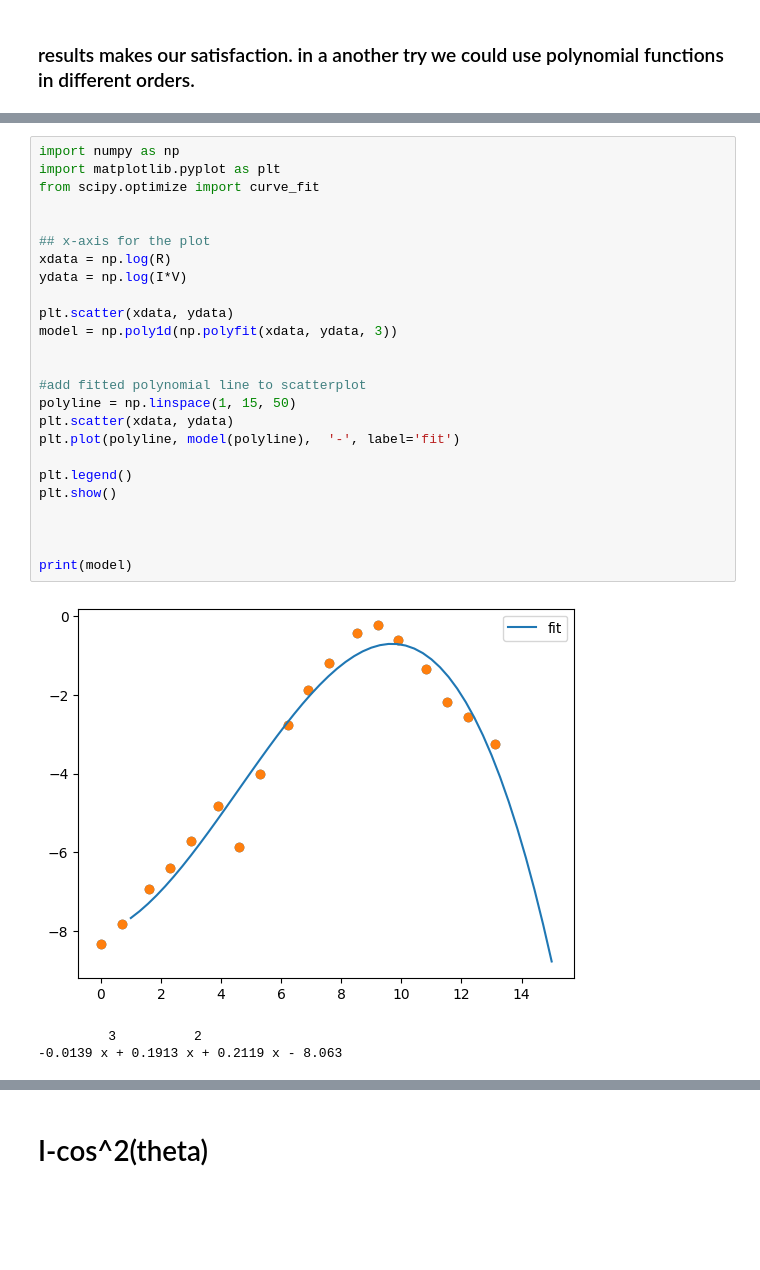
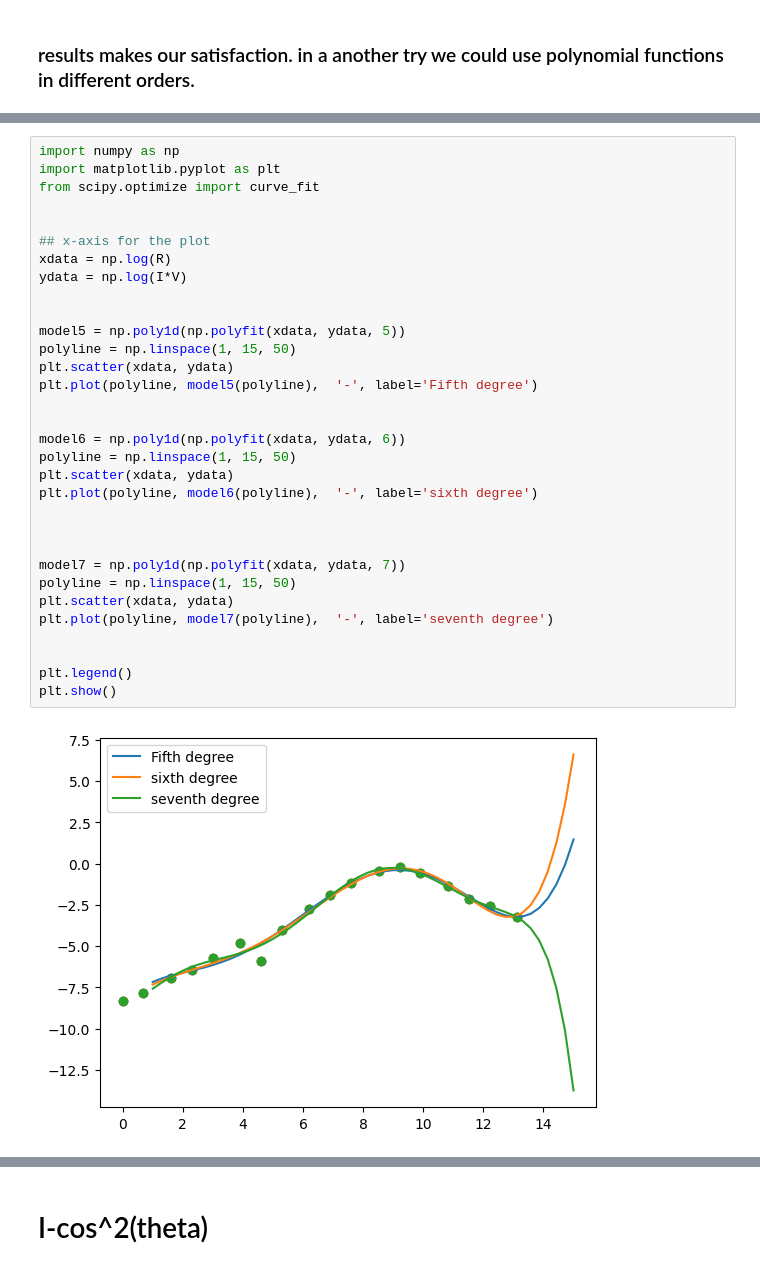
Before and after one commit to saeedshiranii/Solide-State-1-Lab, a Jupyter notebook: Semiconductors_Solar_Battery/chart_python.ipynb, the cells around one changed output, grey strips where cells are left out. Cells and saved outputs as stored; diff of their text form; blank space fills up the shorter version.

```diff
--- a/Semiconductors_Solar_Battery/chart_python.ipynb
+++ b/Semiconductors_Solar_Battery/chart_python.ipynb
@@ -141,29 +150,34 @@ print(model)
 # %%
 import numpy as np
 import matplotlib.pyplot as plt
 from scipy.optimize import curve_fit
 
 
 ## x-axis for the plot
 xdata = np.log(R)
 ydata = np.log(I*V)
 
+
+model5 = np.poly1d(np.polyfit(xdata, ydata, 5))
+polyline = np.linspace(1, 15, 50)
 plt.scatter(xdata, ydata)
-model = np.poly1d(np.polyfit(xdata, ydata, 3))
+plt.plot(polyline, model5(polyline),  '-', label='Fifth degree')
 
 
-#add fitted polynomial line to scatterplot
+model6 = np.poly1d(np.polyfit(xdata, ydata, 6))
 polyline = np.linspace(1, 15, 50)
 plt.scatter(xdata, ydata)
-plt.plot(polyline, model(polyline),  '-', label='fit')
+plt.plot(polyline, model6(polyline),  '-', label='sixth degree')
+
+
+
+model7 = np.poly1d(np.polyfit(xdata, ydata, 7))
+polyline = np.linspace(1, 15, 50)
+plt.scatter(xdata, ydata)
+plt.plot(polyline, model7(polyline),  '-', label='seventh degree')
+
 
 plt.legend()
 plt.show()
-
-
-
-print(model)
 # %% [output]
-[figure, old version]
+[figure, new version]
-         3          2
--0.0139 x + 0.1913 x + 0.2119 x - 8.063
```
Also changed, not shown: parts of 10 cells of this notebook, 4 other files.
